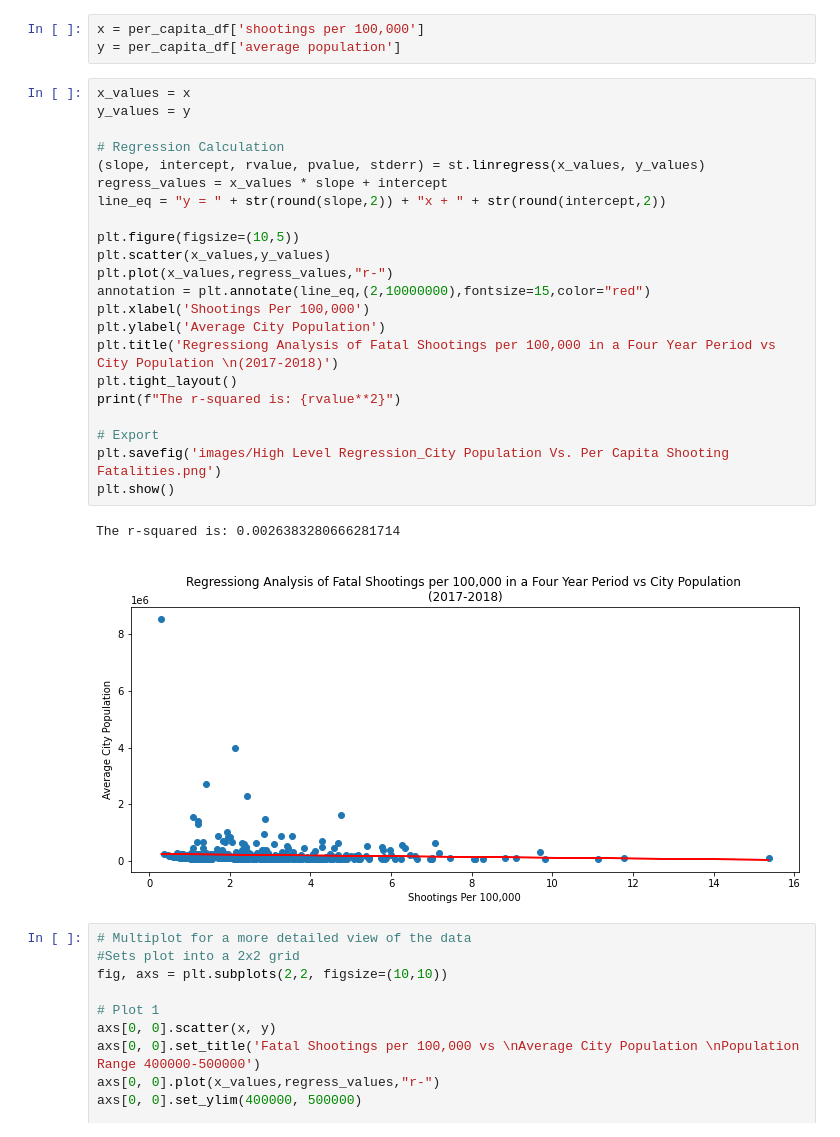
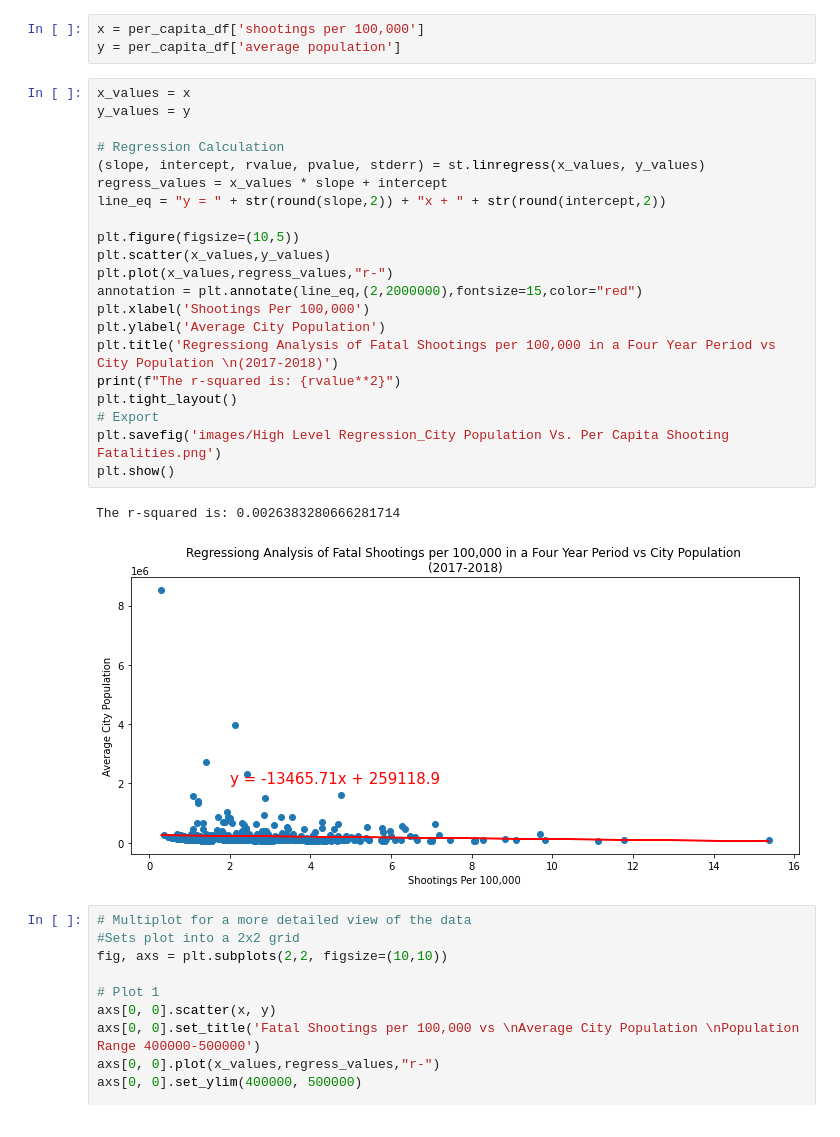
Before and after one commit to szerpa17/fatal-police-shootings, a Jupyter notebook: Analysis_SZ.ipynb, the cells around one changed output. Drawn from its saved outputs; the diff is of its cells as text.

Commit message:
updated charts and readme

```diff
--- a/Analysis_SZ.ipynb
+++ b/Analysis_SZ.ipynb
@@ -446,28 +448,27 @@ y = per_capita_df['average population']
 # %%
 x_values = x
 y_values = y
 
 # Regression Calculation
 (slope, intercept, rvalue, pvalue, stderr) = st.linregress(x_values, y_values)
 regress_values = x_values * slope + intercept
 line_eq = "y = " + str(round(slope,2)) + "x + " + str(round(intercept,2))
 
 plt.figure(figsize=(10,5))
 plt.scatter(x_values,y_values)
 plt.plot(x_values,regress_values,"r-")
-annotation = plt.annotate(line_eq,(2,10000000),fontsize=15,color="red")
+annotation = plt.annotate(line_eq,(2,2000000),fontsize=15,color="red")
 plt.xlabel('Shootings Per 100,000')
 plt.ylabel('Average City Population')
 plt.title('Regressiong Analysis of Fatal Shootings per 100,000 in a Four Year Period vs City Population \n(2017-2018)')
+print(f"The r-squared is: {rvalue**2}")
 plt.tight_layout()
-print(f"The r-squared is: {rvalue**2}")
-
 # Export
 plt.savefig('images/High Level Regression_City Population Vs. Per Capita Shooting Fatalities.png')
 plt.show()
 # %% [output]
 The r-squared is: 0.0026383280666281714
-[figure, old version]
+[figure, new version]
 # %%
 # Multiplot for a more detailed view of the data
 #Sets plot into a 2x2 grid
```
Also changed, not shown: parts of 2 cells of this notebook, 4 other files.
